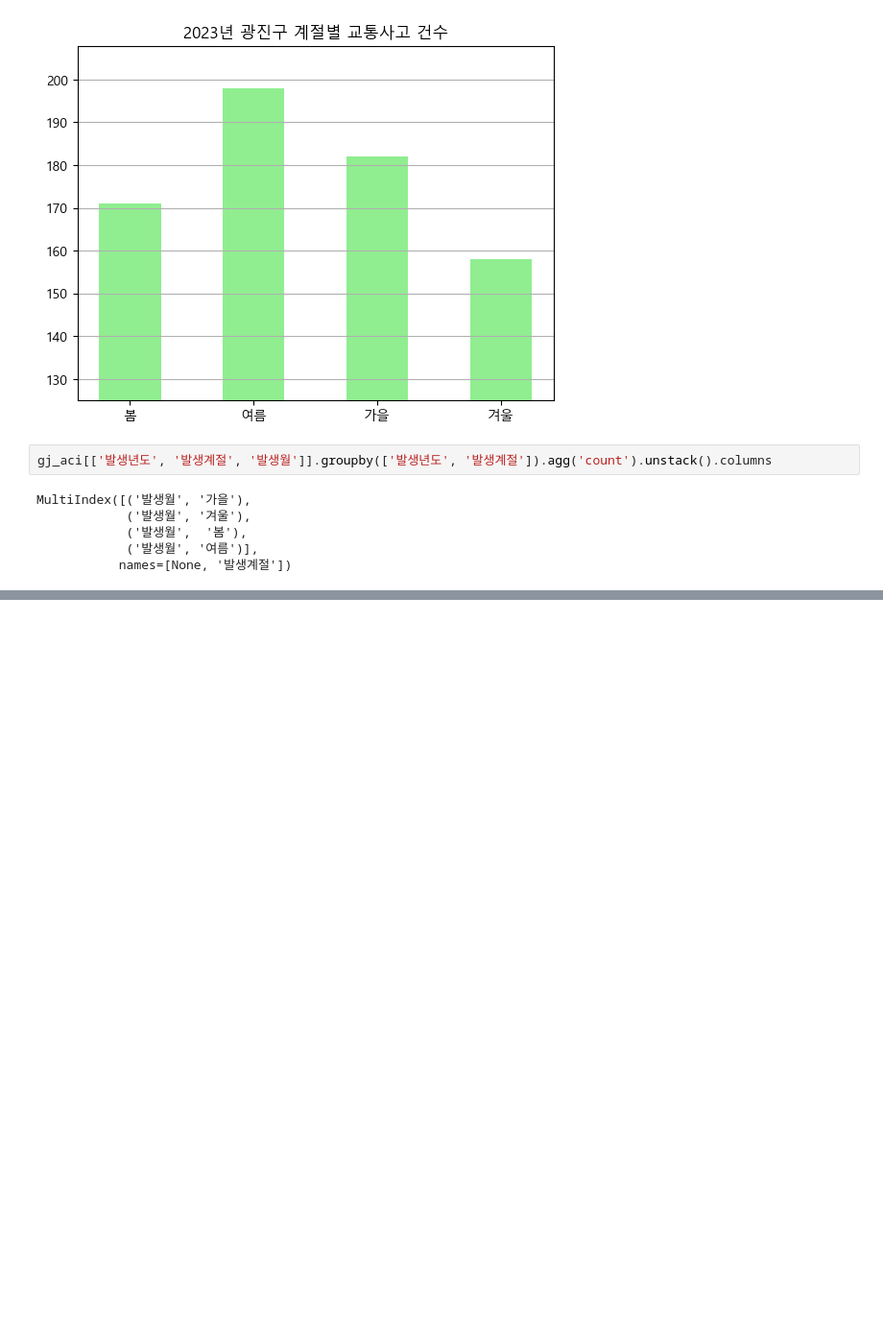
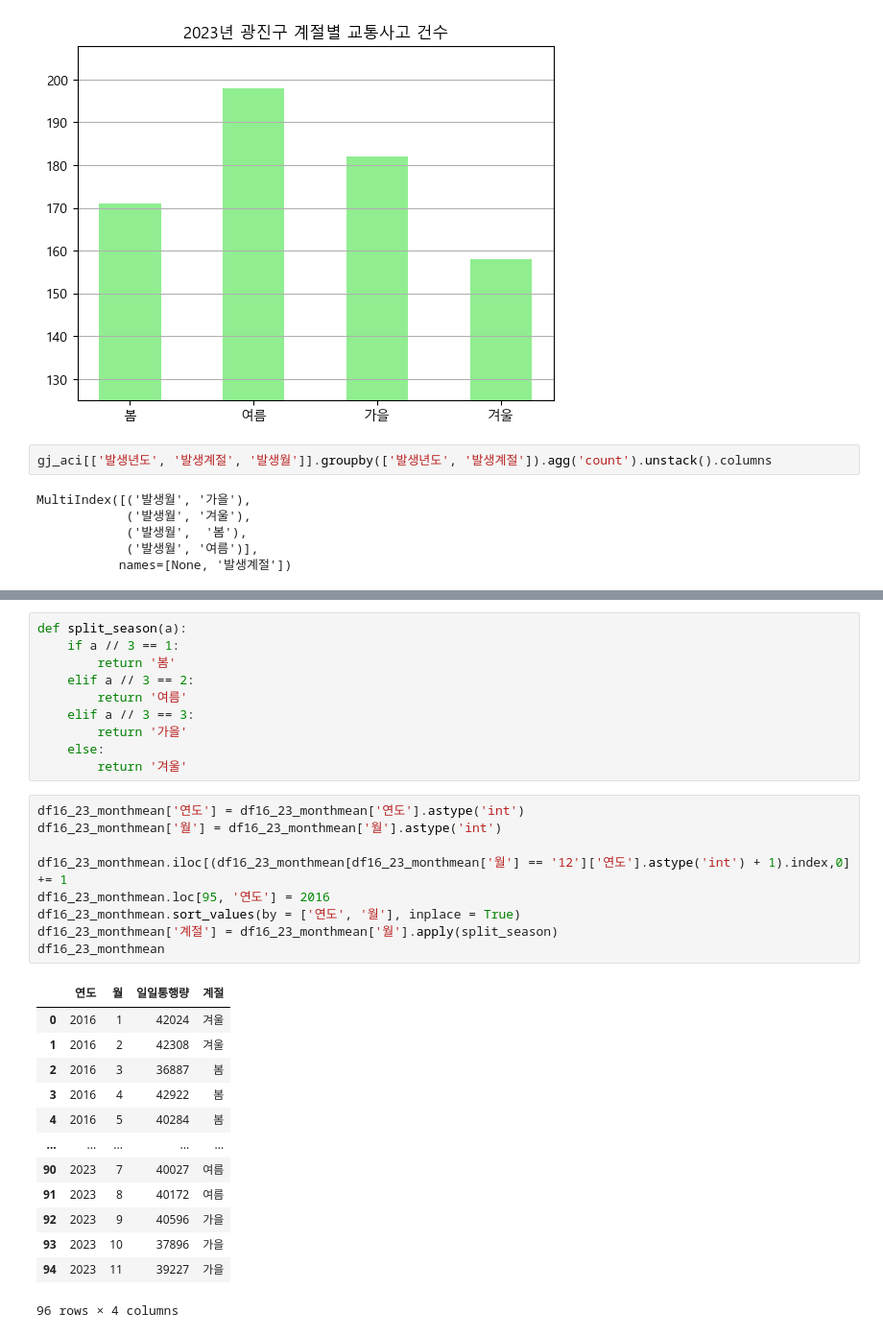
Before and after one commit to Git-Jeong/Data_hackathon_2025, a Jupyter notebook: Data_Analysis/광진구 계절별 사고건수 분석/광진구 계절별 사고건수 분석.ipynb, the cells around one changed output, grey strips where cells are left out. Shown at 96% size. Saved outputs shown, nothing was run; the diff lists cells and outputs as text; blank space fills up the shorter version.

```diff
--- a/Data_Analysis/광진구 계절별 사고건수 분석/광진구 계절별 사고건수 분석.ipynb
+++ b/Data_Analysis/광진구 계절별 사고건수 분석/광진구 계절별 사고건수 분석.ipynb
@@ -163,0 +228,33 @@ pd.read_csv('data/2016~2023년 서울시 광진구 교통량 조사자료.csv')
+# %%
+def split_season(a):
+    if a // 3 == 1:
+        return '봄'
+    elif a // 3 == 2:
+        return '여름'
+    elif a // 3 == 3:
+        return '가을'
+    else:
+        return '겨울'
+# %%
+df16_23_monthmean['연도'] = df16_23_monthmean['연도'].astype('int')
+df16_23_monthmean['월'] = df16_23_monthmean['월'].astype('int')
+
+df16_23_monthmean.iloc[(df16_23_monthmean[df16_23_monthmean['월'] == '12']['연도'].astype('int') + 1).index,0] += 1
+df16_23_monthmean.loc[95, '연도'] = 2016
+df16_23_monthmean.sort_values(by = ['연도', '월'], inplace = True)
+df16_23_monthmean['계절'] = df16_23_monthmean['월'].apply(split_season)
+df16_23_monthmean
+# %% [output]
+|  | 연도 | 월 | 일일통행량 | 계절 |
+| 0 | 2016 | 1 | 42024 | 겨울 |
+| 1 | 2016 | 2 | 42308 | 겨울 |
+| 2 | 2016 | 3 | 36887 | 봄 |
+| 3 | 2016 | 4 | 42922 | 봄 |
+| 4 | 2016 | 5 | 40284 | 봄 |
+| ... | ... | ... | ... | ... |
+| 90 | 2023 | 7 | 40027 | 여름 |
+| 91 | 2023 | 8 | 40172 | 여름 |
+| 92 | 2023 | 9 | 40596 | 가을 |
+| 93 | 2023 | 10 | 37896 | 가을 |
+| 94 | 2023 | 11 | 39227 | 가을 |
+96 rows × 4 columns
```
Also changed, not shown: parts of 4 cells of this notebook.
